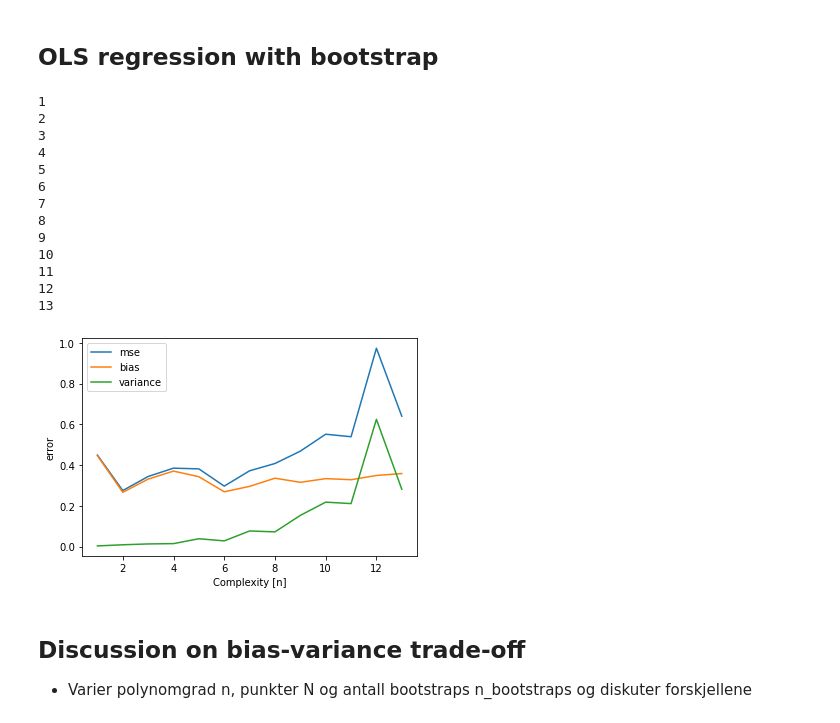
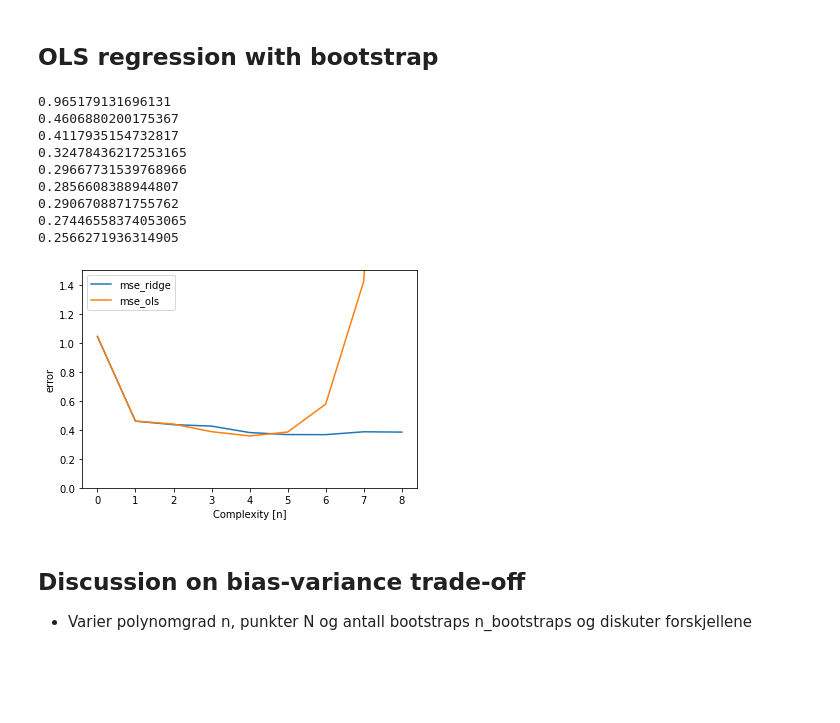
Before and after one commit to jornmarh/fys-stk4155, a Jupyter notebook: project1/project1-ad.ipynb, the cells around one changed output. Cells and saved outputs as stored; diff of their text form; code cells hidden in the pictures; blank space fills up the shorter version.

```diff
--- a/project1/project1-ad.ipynb
+++ b/project1/project1-ad.ipynb
@@ -50,8 +50,8 @@ def FrankeFunction(x,y):
     term2 = 0.75*np.exp(-((9*x+1)**2)/49.0 - 0.1*(9*y+1))
     term3 = 0.5*np.exp(-(9*x-7)**2/4.0 - 0.25*((9*y-3)**2))
     term4 = -0.2*np.exp(-(9*x-4)**2 - (9*y-7)**2)
-    noise = np.random.normal(0,1,x.shape)
-    return term1 + term2 + term3 + term4# + noise
+    noise = np.random.normal(0,0.15,x.shape)
+    return term1 + term2 + term3 + term4 + noise
 
 
 z = FrankeFunction(x, y)
@@ -198,9 +198,9 @@ table
 # %% [markdown]
 ## OLS regression with bootstrap
 # %%
-N = 20
+N = 100
 n_bootstraps = 1000
-maxdegree = 10
+maxdegree = 9
 x = np.sort(np.random.uniform(0, 1, N))
 y = np.sort(np.random.uniform(0, 1, N))
 x_mesh, y_mesh = np.meshgrid(x,y)
@@ -208,65 +208,66 @@ x_flat = np.ravel(x_mesh)
 y_flat = np.ravel(y_mesh)
 
 polydegree = np.zeros(maxdegree)
-mse_error = np.zeros(maxdegree)
+mse_error_ridge = np.zeros(maxdegree)
+mse_error_ols = np.zeros(maxdegree)
 r2_error = np.zeros(maxdegree)
 bias = np.zeros(maxdegree)
 variance = np.zeros(maxdegree)
 mse_est = np.zeros(maxdegree)
 
 z = FrankeFunction(x_flat, y_flat)
 #z = z - np.mean(z)
 scaler = StandardScaler()
 for i in range(maxdegree):
-    degree = i+1
-    print(degree)
+    degree = i
     polydegree[i] = degree
     X = create_X(x_flat, y_flat, degree)
-    #X = X - np.mean(X)
+
     X_train, X_test, z_train, z_test = train_test_split(X,z, test_size=0.2)
     scaler_x = scaler.fit(X_train)
     X_train = scaler_x.transform(X_train)
     X_test = scaler_x.transform(X_test)
 
     scaler_z = scaler.fit(z_train.reshape(-1,1))
     z_train = scaler_z.transform(z_train.reshape(-1,1)).ravel()
     z_test = scaler.transform(z_test.reshape(-1,1)).ravel()
-    #z_test = z_test.reshape(-1,1)
 
 
-    z_pred = np.empty((z_test.shape[0], n_bootstraps))
+    z_pred_ols = np.empty((z_test.shape[0], n_bootstraps))
+    z_pred_ridge = np.empty((z_test.shape[0], n_bootstraps))
     for j in range(n_bootstraps):
-        x_bs,z_bs = resample(X_train, z_train)
-        beta = np.linalg.pinv(x_bs.T @ x_bs) @ x_bs.T @ z_bs
-        z_pred[:,j] = X_test @ beta
+        x_bs,z_bs = resample(X_train, z_train, n_samples=100)
+        beta_ols = np.linalg.pinv(x_bs.T @ x_bs) @ x_bs.T @ z_bs
+        beta_ridge = np.linalg.pinv(x_bs.T @ x_bs + 1*np.eye(x_bs.shape[1], x_bs.shape[1])) @ x_bs.T @ z_bs
+        z_pred_ridge[:,j] = X_test @ beta_ridge
+        z_pred_ols[:,j] = X_test @ beta_ols
 
-    mse_error[i] = np.mean(np.mean((z_test.reshape(-1,1) - z_pred)**2, axis=1, keepdims=True))
+    mse_error_ols[i] = np.mean(np.mean((z_test.reshape(-1,1) - z_pred_ols)**2, axis=1, keepdims=True))
+    mse_error_ridge[i] = np.mean(np.mean((z_test.reshape(-1,1) - z_pred_ridge)**2, axis=1, keepdims=True))
     bias[i] = np.mean((z_test.reshape(-1,1) - np.mean(z_pred, axis=1, keepdims=True))**2)
     variance[i] = np.mean(np.var(z_pred, axis=1, keepdims=True))
+    print(mse_error[i])
 
-
-plt.plot(polydegree, mse_error, label='mse')
-plt.plot(polydegree, bias, label='bias')
-plt.plot(polydegree, variance, label='variance')
+plt.plot(polydegree, mse_error_ridge, label='mse_ridge')
+plt.plot(polydegree, mse_error_ols, label='mse_ols')
+#plt.plot(polydegree, bias, label='bias')
+#plt.plot(polydegree, variance, label='variance')
 plt.xlabel('Complexity [n]')
 plt.ylabel('error')
+plt.ylim(0,1.5)
 plt.legend()
 plt.show()
 # %% [output]
-1
-2
-3
-4
-5
-6
-7
-8
-9
-10
-11
-12
-13
+0.965179131696131
+0.4606880200175367
+0.4117935154732817
+0.32478436217253165
+0.29667731539768966
+0.2856608388944807
+0.2906708871755762
+0.27446558374053065
+0.2566271936314905
-[figure, old version]
+[figure, new version]
 # %% [markdown]
 ## Discussion on bias-variance trade-off
 
```
Also changed, not shown: parts of 6 cells of this notebook.
